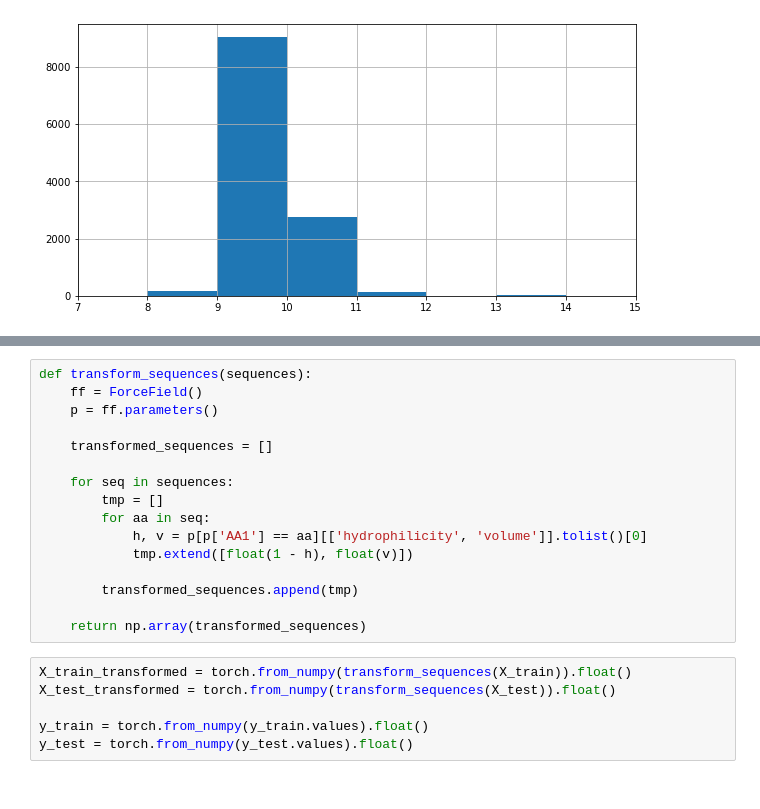
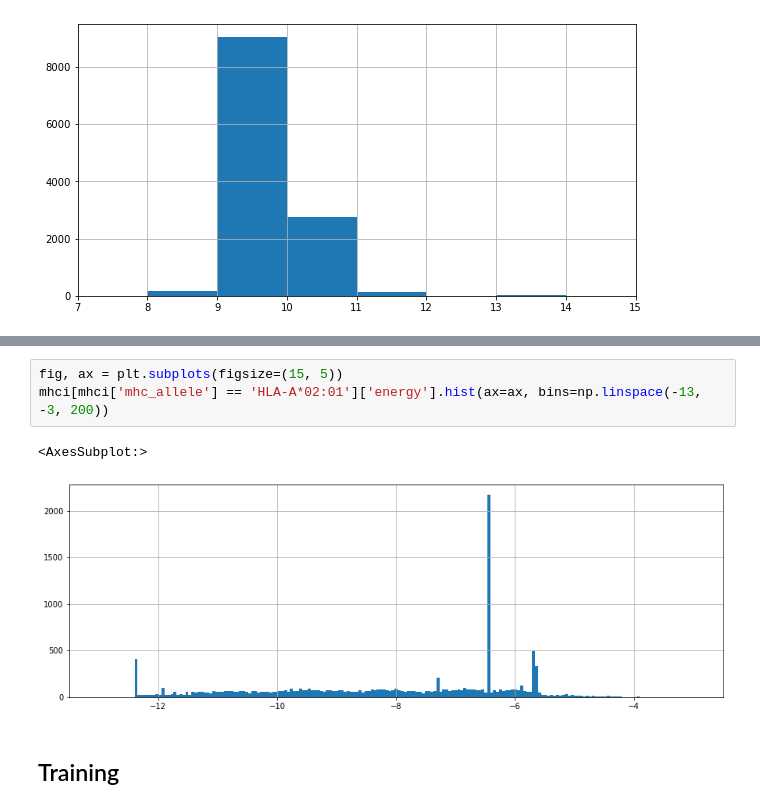
Before and after one commit to jeeberhardt/mobius, a Jupyter notebook: data/mhc/Untitled.ipynb, the cells around one changed output, grey strips where cells are left out. Cells and saved outputs as stored; diff of their text form.

```diff
--- a/data/mhc/Untitled.ipynb
+++ b/data/mhc/Untitled.ipynb
@@ -69,23 +79,9 @@ X_train, X_test, y_train, y_test = train_test_split(selected['sequence'], select
-# %%
-def transform_sequences(sequences):
-    ff = ForceField()
-    p = ff.parameters()
-
-    transformed_sequences = []
-
-    for seq in sequences:
-        tmp = []
-        for aa in seq:
-            h, v = p[p['AA1'] == aa][['hydrophilicity', 'volume']].tolist()[0]
-            tmp.extend([float(1 - h), float(v)])
-
-        transformed_sequences.append(tmp)
-
-    return np.array(transformed_sequences)
-# %%
-X_train_transformed = torch.from_numpy(transform_sequences(X_train)).float()
-X_test_transformed = torch.from_numpy(transform_sequences(X_test)).float()
-
-y_train = torch.from_numpy(y_train.values).float()
-y_test = torch.from_numpy(y_test.values).float()
+# %%
+fig, ax = plt.subplots(figsize=(15, 5))
+mhci[mhci['mhc_allele'] == 'HLA-A*02:01']['energy'].hist(ax=ax, bins=np.linspace(-13, -3, 200))
+# %% [output]
+<AxesSubplot:>
+[figure, added]
+# %% [markdown]
+## Training
 # %%
```
Also changed, not shown: parts of 19 cells of this notebook, 7 other files.
